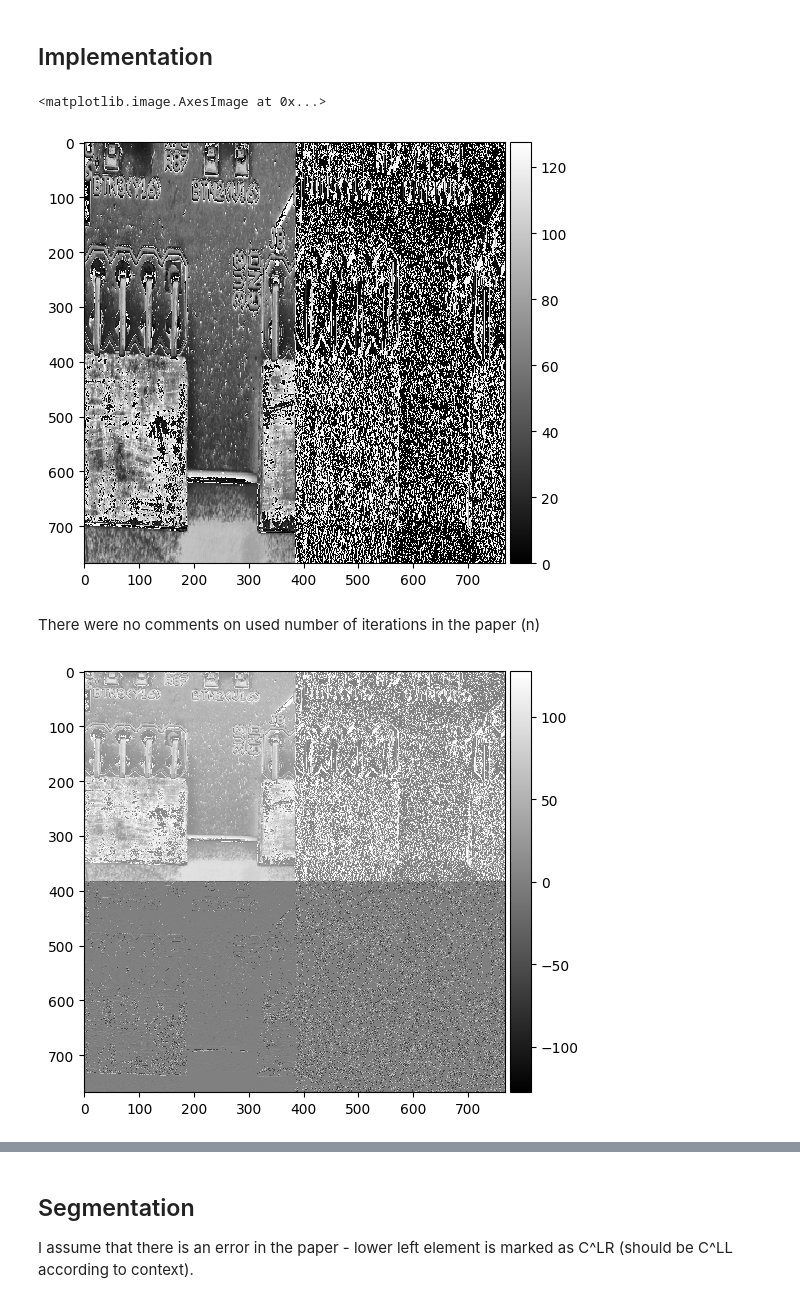
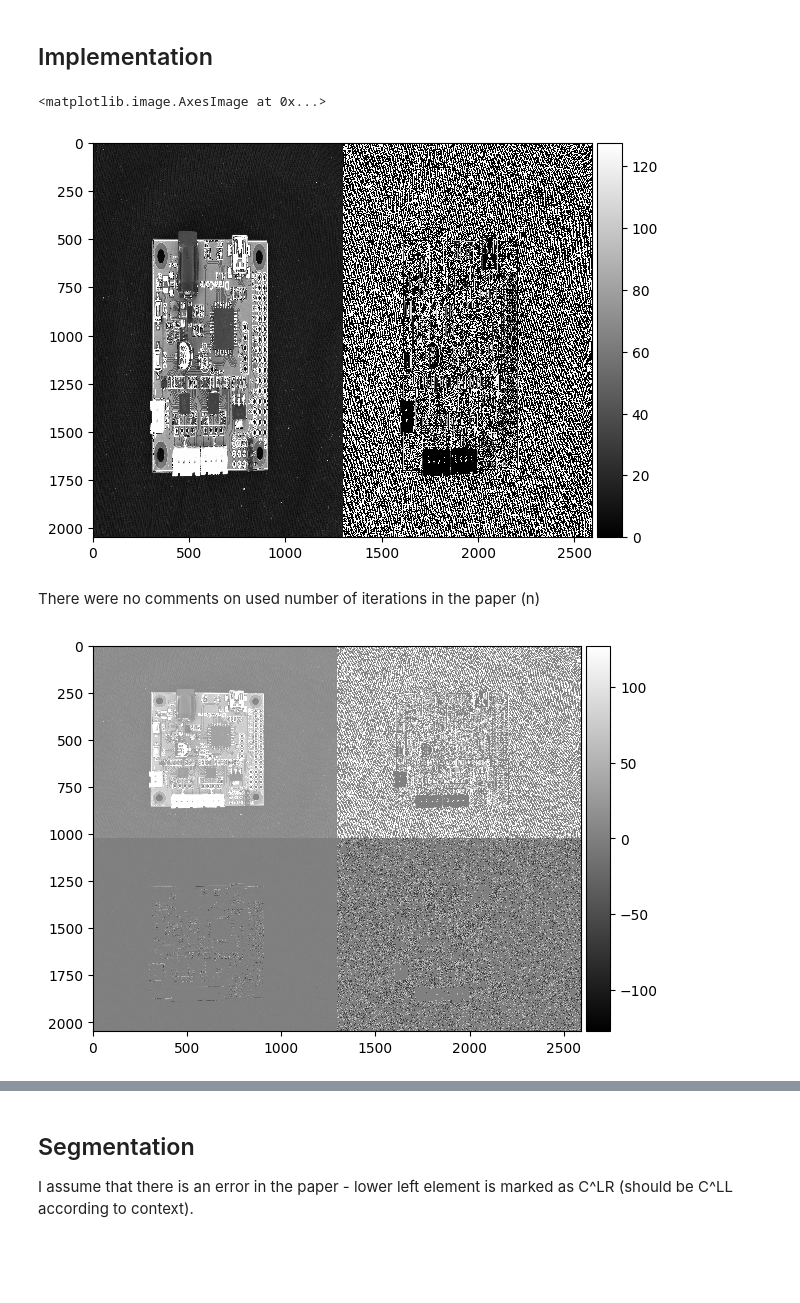
Before and after one commit to ChrnyaevEK/open-aoi, a Jupyter notebook: playground/inspection/dwt.ipynb, the cells around one changed output, grey strips where cells are left out. Saved outputs shown, nothing was run; the diff lists cells and outputs as text; code cells hidden in the pictures; blank space fills up the shorter version.

```diff
--- a/playground/inspection/dwt.ipynb
+++ b/playground/inspection/dwt.ipynb
@@ -10,8 +10,9 @@ import cv2
 import numpy as np
 from skimage.io import imshow
 # %%
-im_0 = cv2.cvtColor(cv2.imread("../assets/simulation/6d59ebb2-0f98-4d18-bed4-1eb127b113ed.png"), cv2.COLOR_BGR2GRAY)
-im_1 = cv2.cvtColor(cv2.imread("../assets/simulation/8c0788e4-2149-4284-8642-d1c41b6298ce.png"), cv2.COLOR_BGR2GRAY)
+# im_0 = cv2.cvtColor(cv2.imread("../assets/simulation/6d59ebb2-0f98-4d18-bed4-1eb127b113ed.png"), cv2.COLOR_BGR2GRAY)
+# im_1 = cv2.cvtColor(cv2.imread("../assets/simulation/8c0788e4-2149-4284-8642-d1c41b6298ce.png"), cv2.COLOR_BGR2GRAY)
+im_0 = cv2.cvtColor(cv2.imread("/home/egor/Downloads/Image__2024-02-27__09-52-19.bmp"), cv2.COLOR_BGR2GRAY)
 # %%
 imshow(im_0)
 # %% [output]
@@ -49,7 +50,7 @@ def iter_difference_h(im: np.ndarray):
 imshow(np.column_stack([iter_average_h(im_0), iter_difference_h(im_0)]), cmap='grey')
 # %% [output]
 <matplotlib.image.AxesImage at 0x...>
-[figure, old version]
+[figure, new version]
 # %%
 def iter_average_v(im: np.ndarray):
     # Eq. 6, 7
@@ -97,10 +98,10 @@ def show_dwt(ul: np.ndarray, ur: np.ndarray, ll: np.ndarray, lr: np.ndarray):
 # %% [markdown]
 There were no comments on used number of iterations in the paper (n)
 # %%
-ul, ur, ll, lr = dwt(im_1, n=1)
+ul, ur, ll, lr = dwt(im_0, n=1)
 show_dwt(ul, ur, ll, lr)
 # %% [output]
-[figure, old version]
+[figure, new version]
 # %%
 imshow(ll, cmap='grey')
 # %% [output]
```
Also changed, not shown: parts of 3 cells of this notebook, 7 other files.
